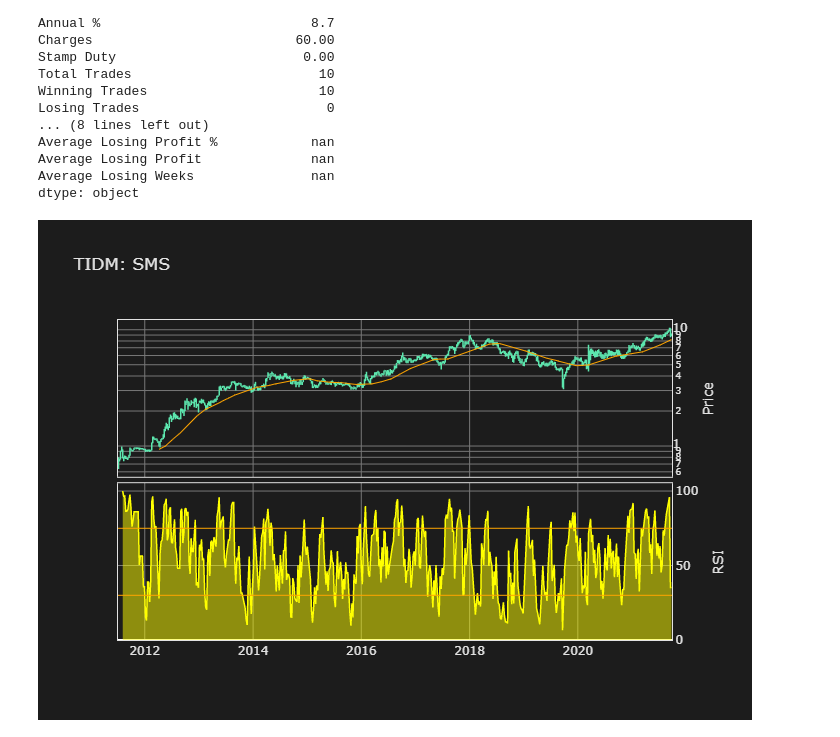
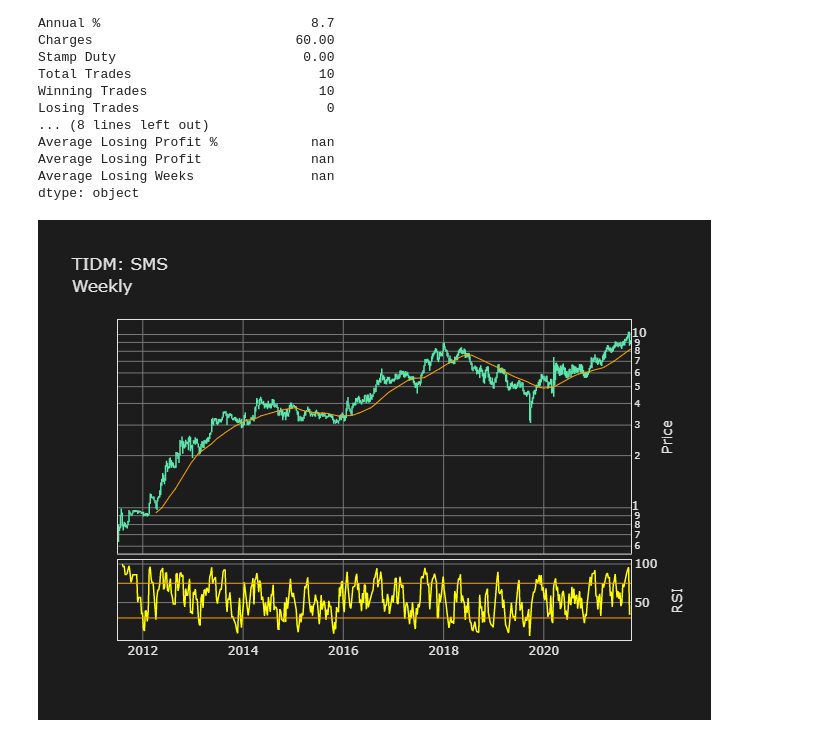
Before and after one commit to SwedishChef01/vigilant-journey, a Jupyter notebook: RSI_PZone_W.ipynb, the cells around one changed output. Saved outputs shown, nothing was run; the diff lists cells and outputs as text; code cells hidden in the pictures.

```diff
--- a/RSI_PZone_W.ipynb
+++ b/RSI_PZone_W.ipynb
@@ -177,24 +179,23 @@ dtype: object
 hovertext_ohlc = []
 for i in range(len(df.open)):
     hovertext_ohlc.append(
-        str(df.index[i].strftime("%Y-%m-%d"))
-        + "<br>O: " + str("{0:.2f}".format(df.open[i]))
-        + "<br>H: " + str("{0:.2f}".format(df.high[i]))
-        + "<br>L: " + str("{0:.2f}".format(df.low[i]))
-        + "<br>C: " + str("{0:.2f}".format(df.close[i]))
+        str(df.index[i].strftime('%Y-%m-%d'))
+        + '<br>O: '+ str('{0:.2f}'.format(df.open[i]))
+        + '<br>H: '+ str('{0:.2f}'.format(df.high[i]))
+        + '<br>L: '+ str('{0:.2f}'.format(df.low[i]))
+        + '<br>C: '+ str('{0:.2f}'.format(df.close[i]))
     )
 
 hovertext_sma = []
 for i in range(len(df.open)):
     hovertext_sma.append(
-        "SMA: " + str("{0:.2f}".format(df.sma[i]))
-    )
+        f'{p_sma} SMA: ' + str('{0:.2f}'.format(df.sma[i])))
 
 hovertext_rsi = []
 for i in range(len(df.open)):
     hovertext_rsi.append(
-        "RSI: " + str("{0:.1f}".format(df.rsi[i]))
-    )
+        str(df.index[i].strftime('%Y-%m-%d'))
+        + f'<br>{p_rsi} RSI: ' + str('{0:.1f}'.format(df.rsi[i])))
 
 # Create plot traces.
 trace_ohlc = go.Ohlc(
@@ -203,20 +204,17 @@ trace_ohlc = go.Ohlc(
     high=df.high,
     low=df.low,
     close=df.close,
-    increasing_line_color="rgba(92, 230, 174, 1.0)",
-    decreasing_line_color="rgba(92, 230, 174, 1.0)",
+    increasing_line_color='rgba(92, 230, 174, 1.0)',
+    decreasing_line_color='rgba(92, 230, 174, 1.0)',
     line_width=1.5,
     text=hovertext_ohlc,
-    hoverinfo="text",
+    hoverinfo='text',
 )
 
 trace_sma = go.Scatter(
     x=df.index,
     y=df.sma,
-    line=dict(
-        color="orange",
-        width=1.0,
-    ),
+    line=dict(color='orange', width=1.0,),
     text=hovertext_sma,
     hoverinfo='text',
 )
@@ -224,11 +222,7 @@ trace_sma = go.Scatter(
 trace_rsi = go.Scatter(
     x=df.index,
     y=df.rsi,
-    line=dict(
-        color="yellow",
-        width=1.5,
-    ),
-    fill='tonexty',
+    line=dict(color='yellow', width=1.5,),
     text=hovertext_rsi,
     hoverinfo='text',
 )
@@ -265,7 +259,7 @@ fig.add_hline(
     row=2,
     col=1,
     line=dict(
-        color="orange",
+        color='orange',
         width=1.0,
     )
 )
@@ -275,7 +269,7 @@ fig.add_hline(
     row=2,
     col=1,
     line=dict(
-        color="orange",
+        color='orange',
         width=1.0,
     )
 )
@@ -286,52 +280,60 @@ fig.update_layout(
     showlegend=False,
     width=670,
     height=500,
-    paper_bgcolor="rgba(28, 28, 28, 1.0)",
-    plot_bgcolor="rgba(28, 28, 28, 1.0)",
-    font=dict(color="rgba(226, 226, 226, 1.0)"),
+    yaxis_domain=[0.27, 1],
+    yaxis2_domain=[0, 0.25],
+    paper_bgcolor='rgba(28, 28, 28, 1.0)',
+    plot_bgcolor='rgba(28, 28, 28, 1.0)',
+    font=dict(
+        color='rgba(226, 226, 226, 1.0)'
+    ),
     title=dict(
-        text=f"TIDM: {tidm}",
-        font_color="rgba(226, 226, 226, 1.0)"),
+        text=f'TIDM: {tidm}<br>{timeframe}',
+        font_color='rgba(226, 226, 226, 1.0)'
+    ),
     xaxis=dict(
-        rangeslider=dict(visible=False),
+        rangeslider=dict(
+            visible=False),
     ),
-    hovermode="x unified",
+    hovermode='x unified',
+    hoverlabel=dict(
+        bgcolor='rgba(28, 28, 28, 0.8)')
 )
 
 # Customise plot axes.
 fig.update_xaxes(
-    linecolor="rgba(226, 226, 226, 1.0)",
-    gridcolor="rgba(119, 119, 119, 1.0)",
+    linecolor='rgba(226, 226, 226, 1.0)',
+    gridcolor='rgba(119, 119, 119, 1.0)',
     mirror=True,
 )
 
 fig.update_yaxes(
-    linecolor="rgba(226, 226, 226, 1.0)",
-    gridcolor="rgba(119, 119, 119, 1.0)",
+    linecolor='rgba(226, 226, 226, 1.0)',
+    gridcolor='rgba(119, 119, 119, 1.0)',
     mirror=True,
 )
 
 fig.update_yaxes(
     row=1,
     col=1,
-    side="right",
-    title="Price",
-    type="log",
+    side='right',
+    title='Price',
+    type='log',
 )
 
 fig.update_yaxes(
     row=2,
     col=1,
-    side="right",
-    title="RSI",
+    side='right',
+    title='RSI',
 )
 
 # Display plot.
 fig.show(
     config={
-        "scrollZoom": True,
-        "modeBarButtonsToRemove": ["zoom", "select2d", "lasso2d"],
+        'scrollZoom': True,
+        'modeBarButtonsToRemove': ['zoom', 'select2d', 'lasso2d'],
     }
 )
 # %% [output]
-[figure, old version]
+[figure, new version]
```
Also changed, not shown: parts of 6 cells of this notebook.
